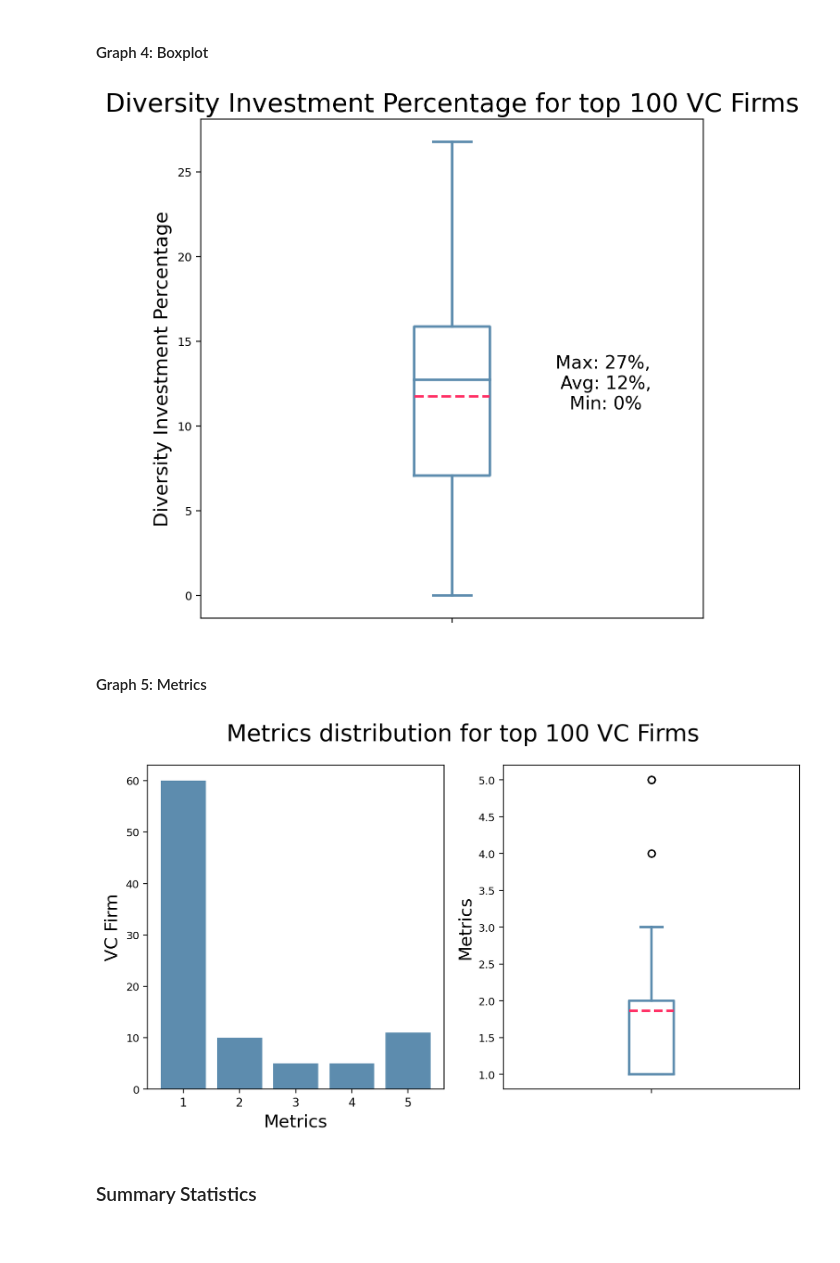
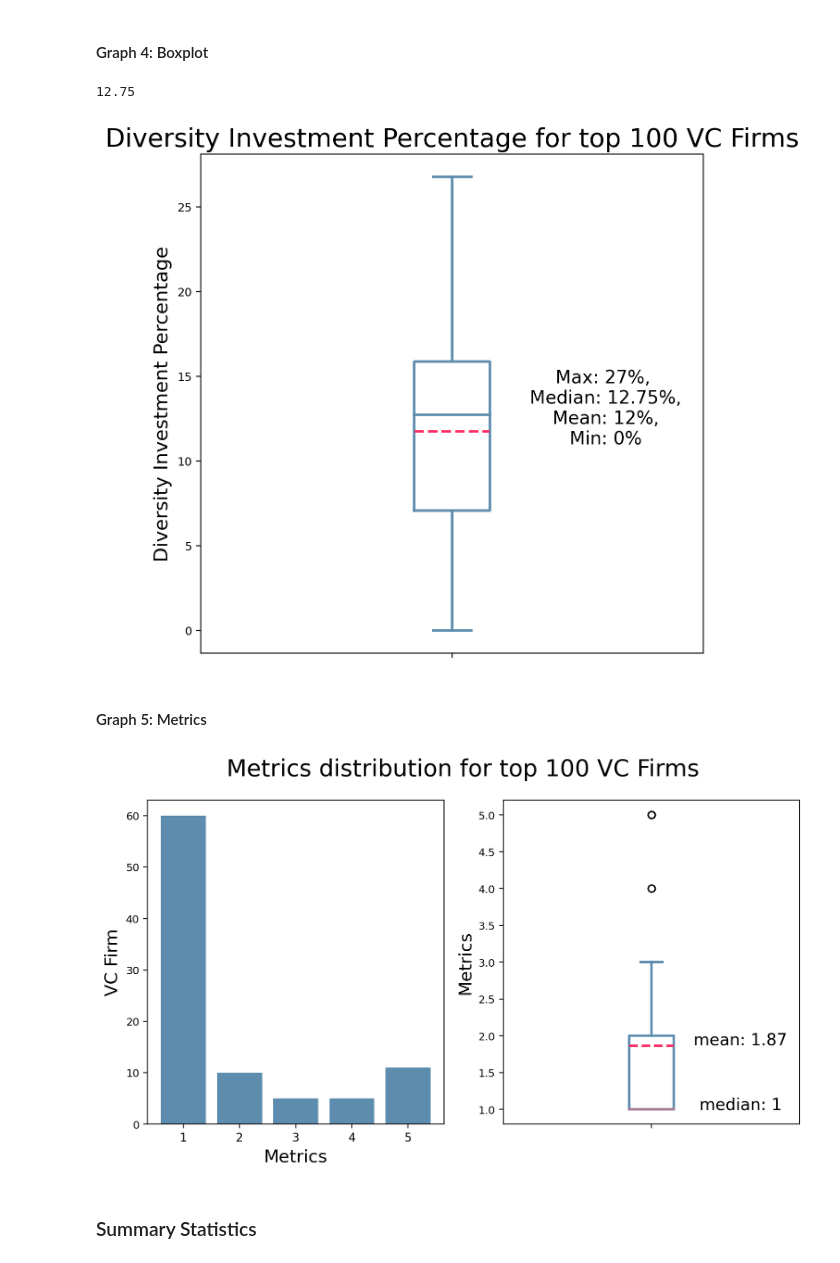
Before and after one commit to Yer1k/Diverse_Led_Funds, a Jupyter notebook: 10_code/Graphs.ipynb, the cells around one changed output. Cells and saved outputs as stored; diff of their text form; code cells hidden in the pictures.

Commit message:
update legend

```diff
--- a/10_code/Graphs.ipynb
+++ b/10_code/Graphs.ipynb
@@ -301,35 +301,39 @@ fig.savefig(
 )
 # %% [markdown]
 #### Graph 4: Boxplot
+# %%
+df_sorted_dip['DIP: Diversity Investment Percentage'].median()
+# %% [output]
+12.75
 # %%
 fig, ax = plt.subplots(figsize=(7, 7))
 
 ax.boxplot(
     df_sorted_dip["DIP: Diversity Investment Percentage"]
     .dropna()
     .values.reshape(-1, 1),
     vert=True,
     showmeans=True,
     meanline=True,
     meanprops={"color": "#ff2e63", "linewidth": 2},
     medianprops={"color": "#5D8CAE", "linewidth": 2},
     whiskerprops={"color": "#5D8CAE", "linewidth": 2},
     capprops={"color": "#5D8CAE", "linewidth": 2},
     flierprops={"color": "#5D8CAE", "linewidth": 2},
     boxprops={"color": "#5D8CAE", "linewidth": 2},
 )
 ax.set_title(
     "Diversity Investment Percentage for top 100 VC Firms", fontsize=20
 )
 ax.set_ylabel("Diversity Investment Percentage", fontsize=15)
 ax.tick_params(axis="y", labelsize=9)
 ax.set_xticklabels([""], fontsize=15)
 ax.annotate(
-    f"Max: 27%,\n Avg: 12%,\n Min: 0%", xy=(1.3, 11), ha="center", fontsize=14
+    f"Max: 27%,\n Median: 12.75%,\n Mean: 12%,\n Min: 0%", xy=(1.3, 11), ha="center", fontsize=14
 )
 plt.show()
 # %% [output]
-[figure, old version]
+[figure, new version]
 # %%
 # save the figure
 fig.savefig(
@@ -361,7 +365,7 @@ ax[1].boxplot(
     showmeans=True,
     meanline=True,
     meanprops={"color": "#ff2e63", "linewidth": 2},
-    medianprops={"color": "#5D8CAE", "linewidth": 2},
+    medianprops={"color": "#A97993", "linewidth": 2},
     whiskerprops={"color": "#5D8CAE", "linewidth": 2},
     capprops={"color": "#5D8CAE", "linewidth": 2},
     flierprops={"color": "#5D8CAE", "linewidth": 2},
@@ -370,9 +374,30 @@ ax[1].boxplot(
 ax[1].set_xticklabels("", fontsize=15)
 ax[1].set_ylabel("Metrics", fontsize=15)
 ax[1].tick_params(axis="y", labelsize=9)
+# ax[1].legend(
+#     [
+#         f"mean: {df['Metrics'].mean():.2f}",
+#         f"median: {df['Metrics'].median():.2f}",
+#     ],
+#     loc="right",
+#     fontsize=10,
+# )
+ax[1].annotate(
+    f"mean: {df['Metrics'].mean():.2f}",
+    xy=(1.3, 1.87),
+    ha="center",
+    fontsize=14,
+)
+ax[1].annotate(
+    f"median: {df['Metrics'].median():.0f}",
+    xy=(1.3, 1),
+    ha="center",
+    fontsize=14,
+)
+
 plt.show()
 # %% [output]
-[figure, old version]
+[figure, new version]
 # %%
 # save the figure
 fig.savefig(
```
Also changed, not shown: 2 other files.
